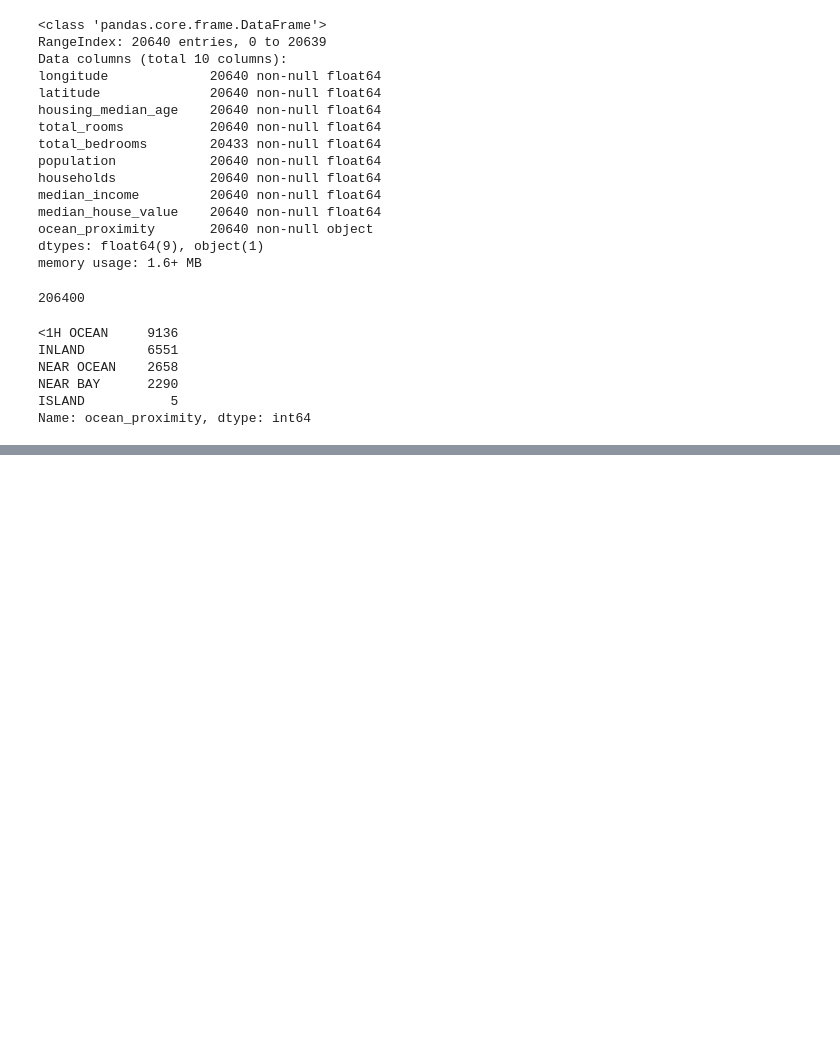
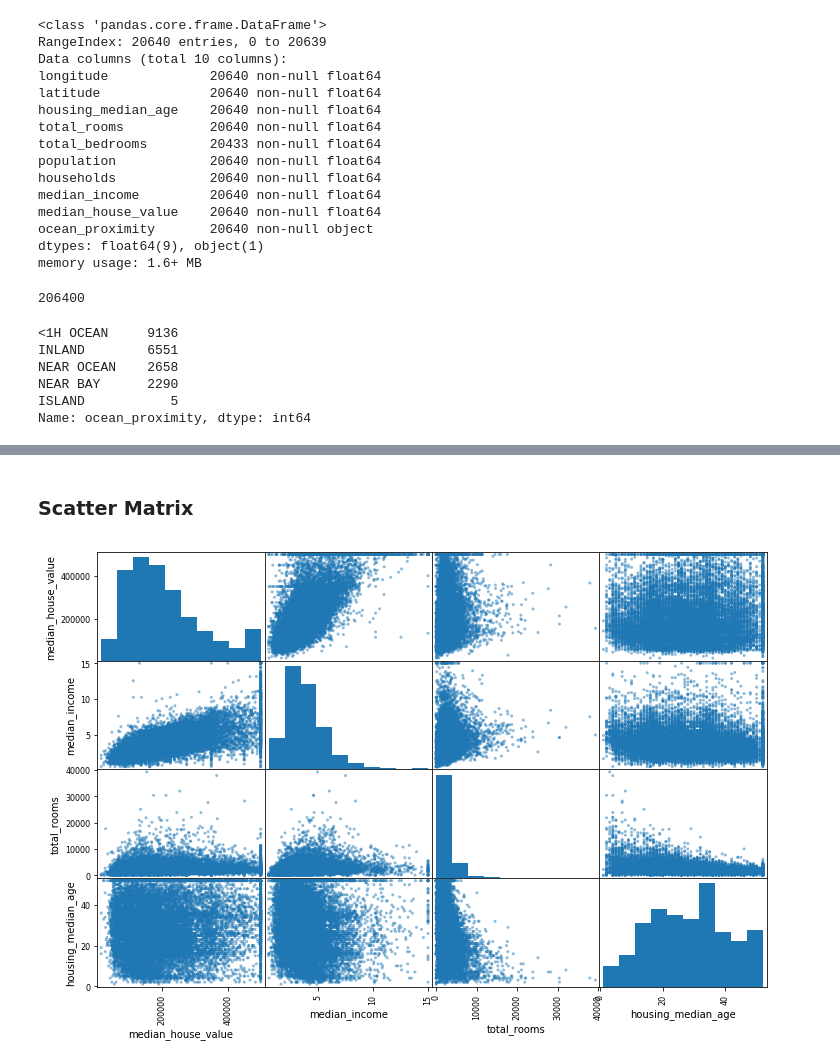
Before and after one commit to nm4archana/Hands-On-Machine-Learning, a Jupyter notebook: Housing.ipynb, the cells around one changed output, grey strips where cells are left out. Drawn from its saved outputs; the diff is of its cells as text; code cells hidden in the pictures; blank space fills up the shorter version.

```diff
--- a/Housing.ipynb
+++ b/Housing.ipynb
@@ -96,0 +234,12 @@ array([[<matplotlib.axes._subplots.AxesSubplot object at 0x...>,
+# %%
+display(HTML('<h3>Scatter Matrix</h3>'))
+# %% [output]
+Scatter Matrix
+# %%
+from pandas.plotting import scatter_matrix
+
+attributes = ["median_house_value","median_income","total_rooms","housing_median_age"]
+scatter_matrix(housing[attributes],figsize=(12,8))
+plt.legend()
+# %% [output]
+[figure, added]
```
Also changed, not shown: parts of 25 cells of this notebook.
